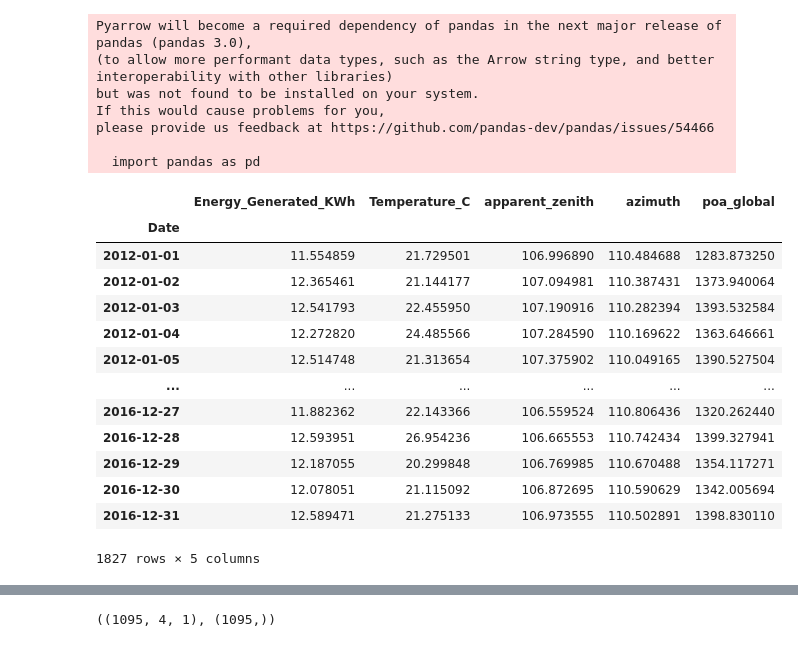
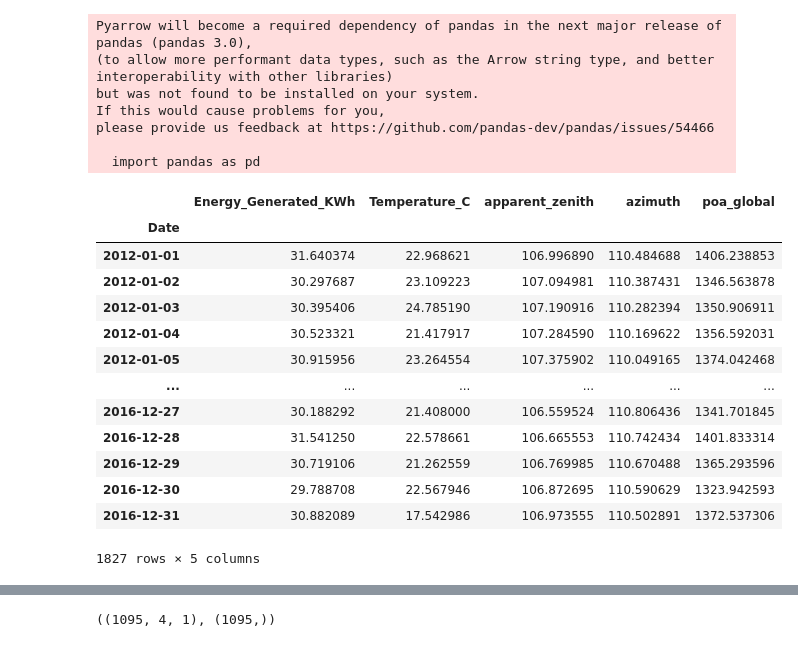
Before and after one commit to Ujjwal-Mk/SolarCellEnergyPrediction-SolarpanelInvestment, a Jupyter notebook: gen_modelling.ipynb, the cells around one changed output, grey strips where cells are left out. Cells and saved outputs as stored; diff of their text form; code cells hidden in the pictures.

```diff
--- a/gen_modelling.ipynb
+++ b/gen_modelling.ipynb
@@ -11,25 +11,25 @@ please provide us feedback at https://github.com/pandas-dev/pandas/issues/54466
 
   import pandas as pd
 # %%
-dataset = pd.read_csv("gen_train.csv")
+dataset = pd.read_csv("gen_train_75kwh.csv")
 dataset.index = dataset["Unnamed: 0"]
 dataset = dataset.drop(["Unnamed: 0"], axis=1)
 dataset.index.name="Date"
 dataset
 # %% [output]
 |  | Energy_Generated_KWh | Temperature_C | apparent_zenith | azimuth | poa_global |
 | Date |  |  |  |  |  |
-| 2012-01-01 | 11.554859 | 21.729501 | 106.996890 | 110.484688 | 1283.873250 |
-| 2012-01-02 | 12.365461 | 21.144177 | 107.094981 | 110.387431 | 1373.940064 |
-| 2012-01-03 | 12.541793 | 22.455950 | 107.190916 | 110.282394 | 1393.532584 |
-| 2012-01-04 | 12.272820 | 24.485566 | 107.284590 | 110.169622 | 1363.646661 |
-| 2012-01-05 | 12.514748 | 21.313654 | 107.375902 | 110.049165 | 1390.527504 |
+| 2012-01-01 | 31.640374 | 22.968621 | 106.996890 | 110.484688 | 1406.238853 |
+| 2012-01-02 | 30.297687 | 23.109223 | 107.094981 | 110.387431 | 1346.563878 |
+| 2012-01-03 | 30.395406 | 24.785190 | 107.190916 | 110.282394 | 1350.906911 |
+| 2012-01-04 | 30.523321 | 21.417917 | 107.284590 | 110.169622 | 1356.592031 |
+| 2012-01-05 | 30.915956 | 23.264554 | 107.375902 | 110.049165 | 1374.042468 |
 | ... | ... | ... | ... | ... | ... |
-| 2016-12-27 | 11.882362 | 22.143366 | 106.559524 | 110.806436 | 1320.262440 |
-| 2016-12-28 | 12.593951 | 26.954236 | 106.665553 | 110.742434 | 1399.327941 |
-| 2016-12-29 | 12.187055 | 20.299848 | 106.769985 | 110.670488 | 1354.117271 |
-| 2016-12-30 | 12.078051 | 21.115092 | 106.872695 | 110.590629 | 1342.005694 |
-| 2016-12-31 | 12.589471 | 21.275133 | 106.973555 | 110.502891 | 1398.830110 |
+| 2016-12-27 | 30.188292 | 21.408000 | 106.559524 | 110.806436 | 1341.701845 |
+| 2016-12-28 | 31.541250 | 22.578661 | 106.665553 | 110.742434 | 1401.833314 |
+| 2016-12-29 | 30.719106 | 21.262559 | 106.769985 | 110.670488 | 1365.293596 |
+| 2016-12-30 | 29.788708 | 22.567946 | 106.872695 | 110.590629 | 1323.942593 |
+| 2016-12-31 | 30.882089 | 17.542986 | 106.973555 | 110.502891 | 1372.537306 |
 1827 rows × 5 columns
 # %%
 import tensorflow as tf
```
Also changed, not shown: parts of 7 cells of this notebook, 10 other files.
